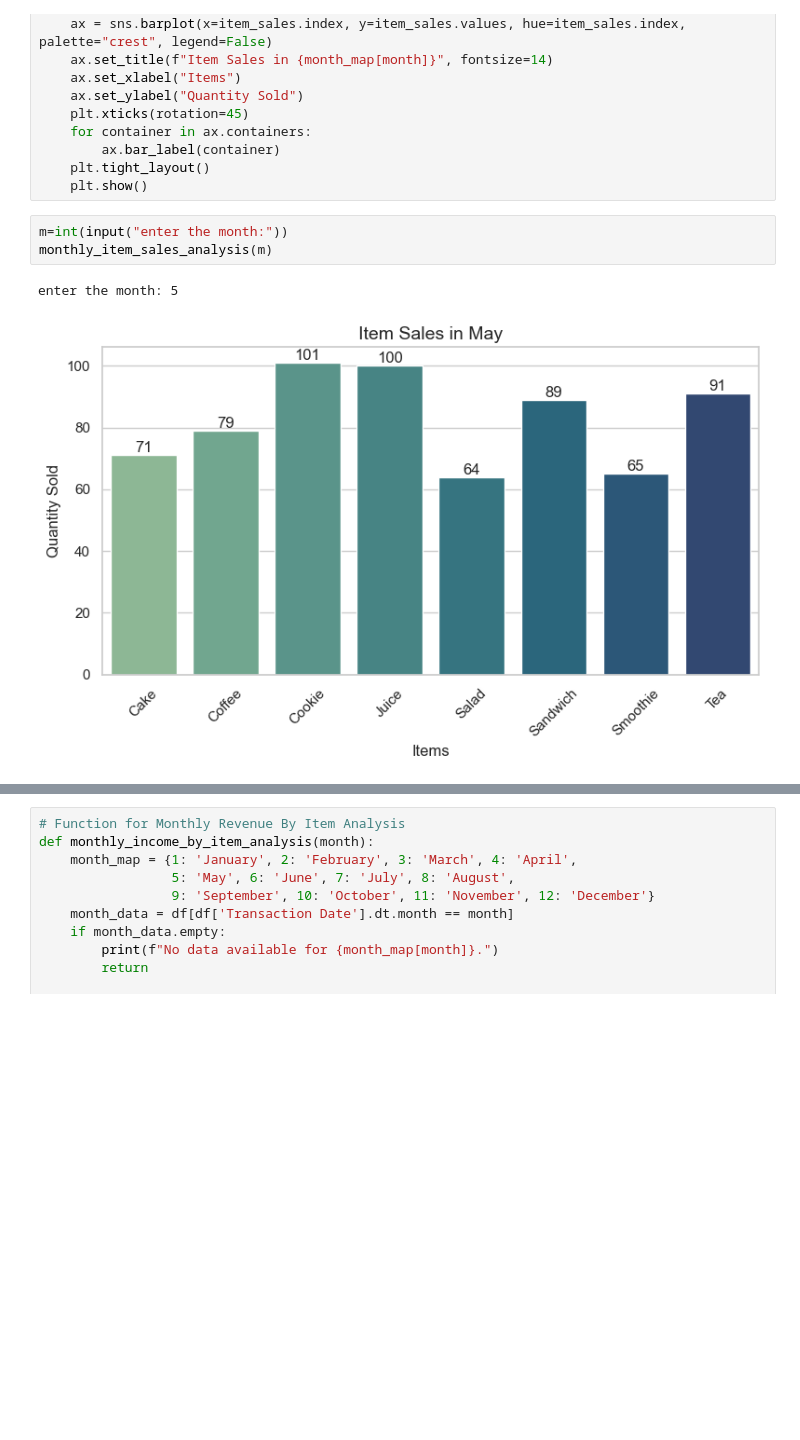
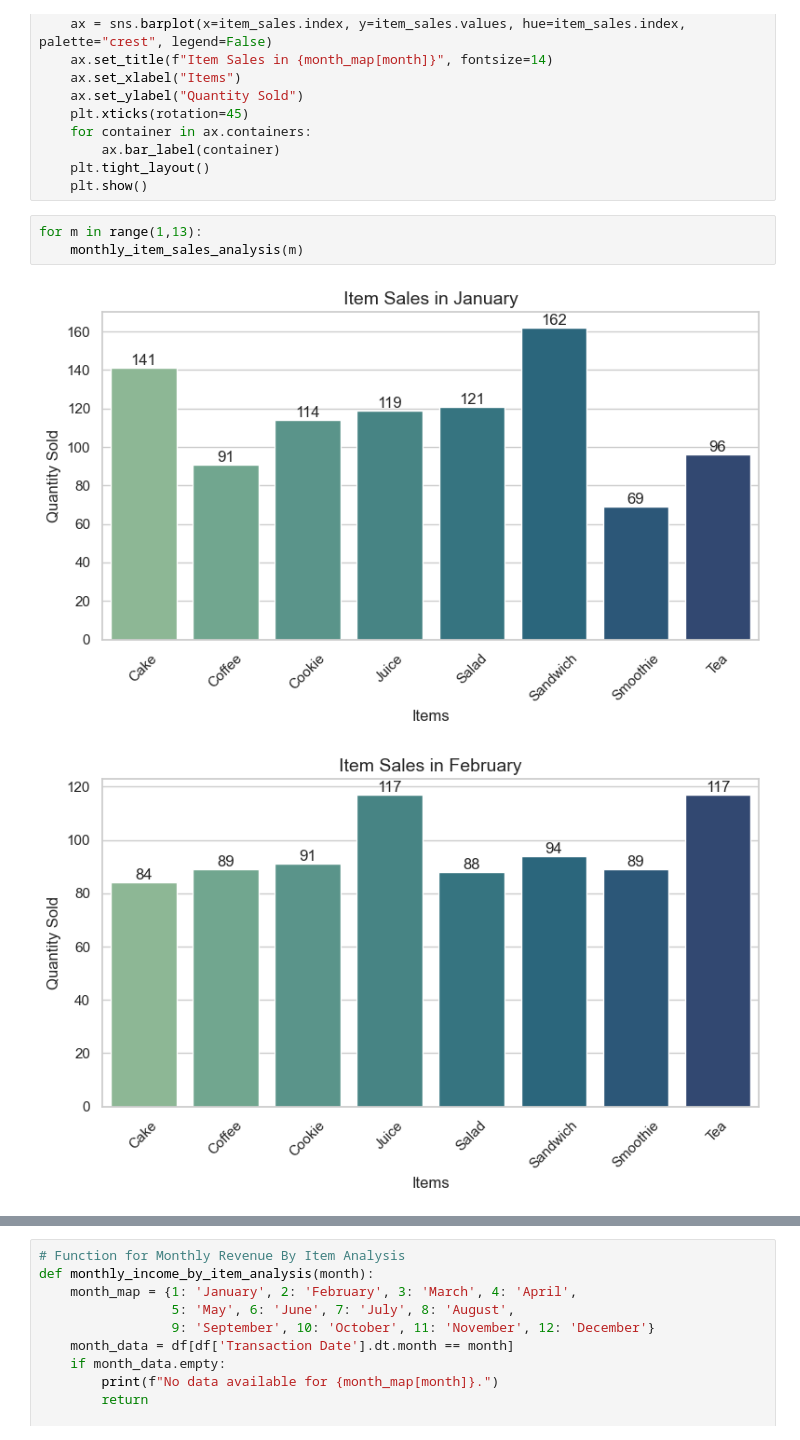
Before and after one commit to Nikhil-2323/Cafe-Sales-Analysis, a Jupyter notebook: Cafe_Sales_Analysis.ipynb, the cells around one changed output, grey strips where cells are left out. Drawn from its saved outputs; the diff is of its cells as text; blank space fills up the shorter version.

```diff
--- a/Cafe_Sales_Analysis.ipynb
+++ b/Cafe_Sales_Analysis.ipynb
@@ -213,8 +213,8 @@ def monthly_item_sales_analysis(month):
     plt.tight_layout()
     plt.show()
 # %%
-m=int(input("enter the month:"))
-monthly_item_sales_analysis(m)
+for m in range(1,13):
+    monthly_item_sales_analysis(m)
 # %% [output]
-enter the month: 5
-[figure, old version]
+[figure, new version]
+[figure, added]
```
Also changed, not shown: parts of 3 cells of this notebook.
